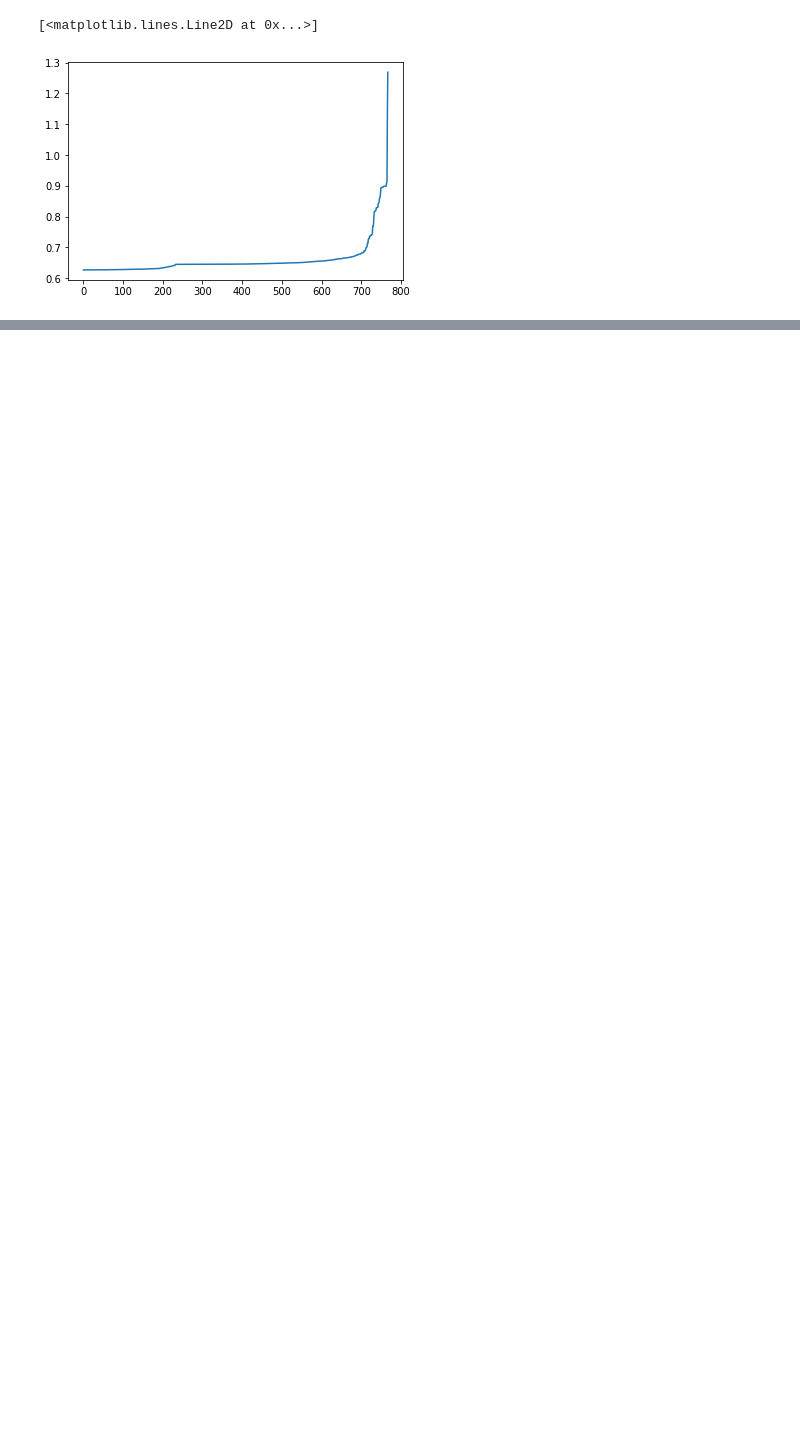
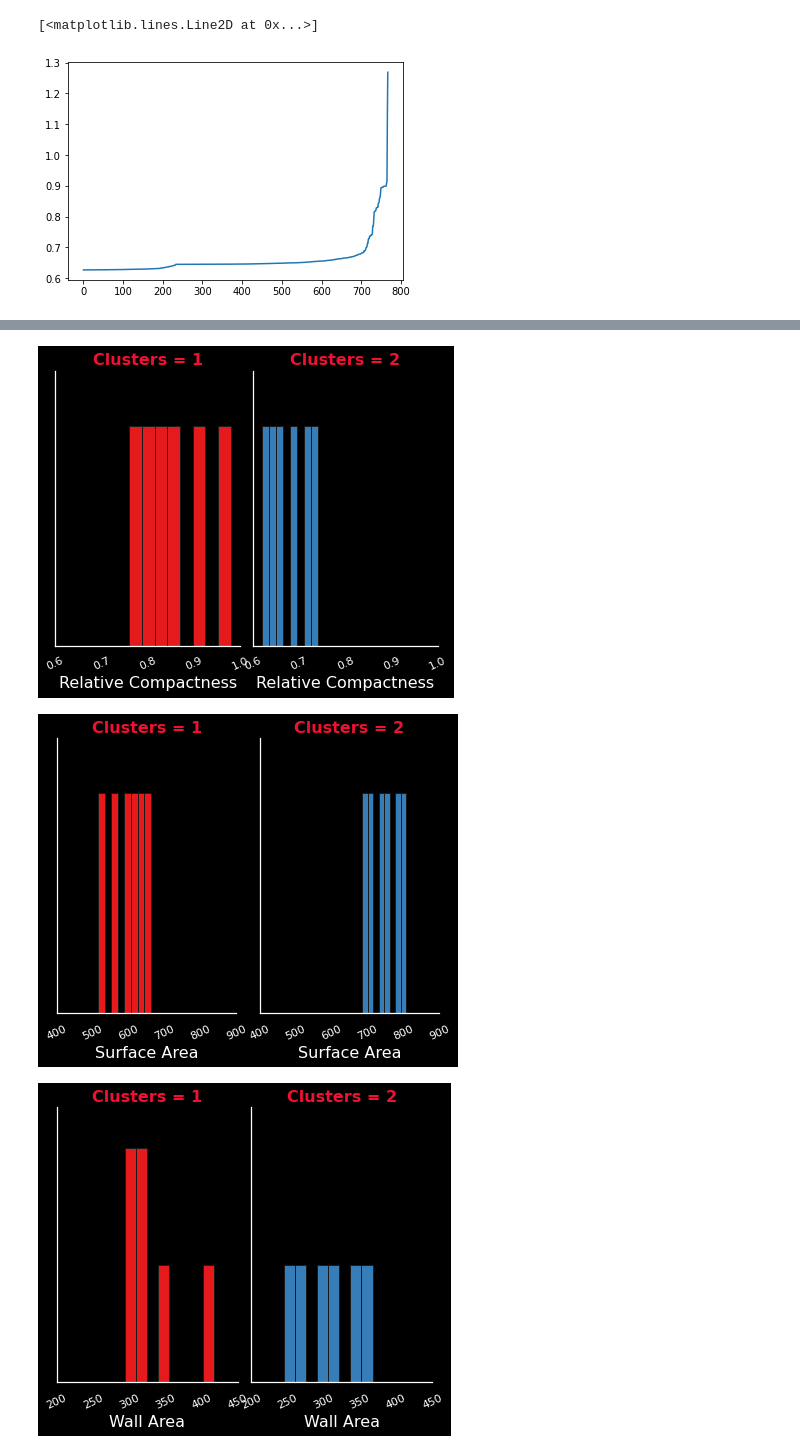
Before and after one commit to uzeziogho/MLDM, a Jupyter notebook: Clustering.ipynb, the cells around one changed output, grey strips where cells are left out. Saved outputs shown, nothing was run; the diff lists cells and outputs as text; code cells hidden in the pictures; blank space fills up the shorter version.

```diff
--- a/Clustering.ipynb
+++ b/Clustering.ipynb
@@ -108,7 +139,7 @@ y_kmeans=kmeans.fit_predict(X)
 # We need to reduce dimensionality before we can visualise
 from sklearn.decomposition import PCA
 
-pca=PCA(n_components=2)
+pca=PCA(n_components=3)
 X_reduced=pca.fit_transform(X)
 pca.explained_variance_ratio_
 # %% [output]
@@ -202,0 +240,16 @@ plt.plot(distances)
+# %%
+# Clusters interpretation
+sns.set(rc={'axes.facecolor':'black', 'figure.facecolor':'black', 'axes.grid' : False, 'font.family': 'Dejavu sans'})
+
+for i in eshopData:
+    diag = sns.FacetGrid(eshopData, col = "Clusters", hue = "Clusters", palette = "Set1")
+    diag.map(plt.hist, i, bins=8, ec="k")
+    diag.set_xticklabels(rotation=25, color = 'white')
+    diag.set_yticklabels(color = 'white')
+    diag.set_xlabels(size=16, color = 'white')
+    diag.set_titles(size=16, color = '#f01132', fontweight="bold")
+    diag.fig.set_figheight(6)
+# %% [output]
+[figure, added]
+[figure, added]
+[figure, added]
```
Also changed, not shown: parts of 12 cells of this notebook.
